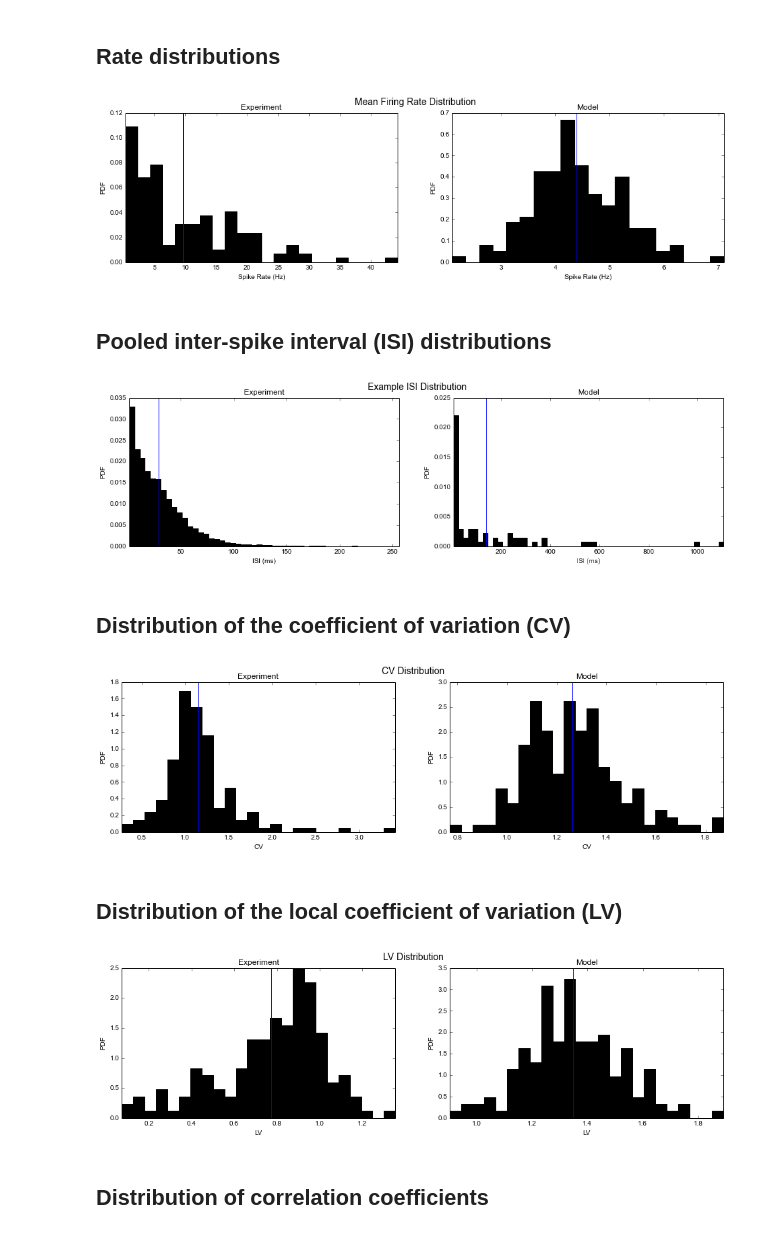
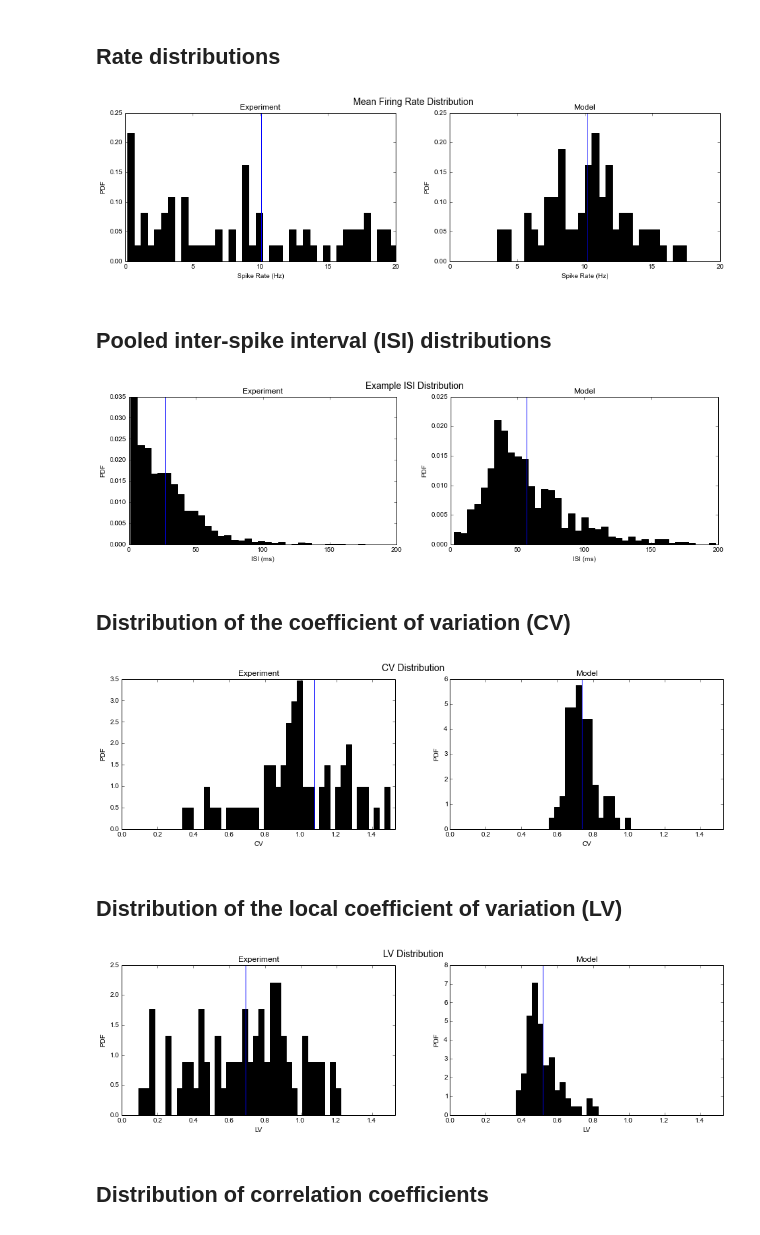
Before and after one commit to paulchorley/elephant, a Jupyter notebook: hbp_review/hbp_review.ipynb, the cells around one changed output. Drawn from its saved outputs; the diff is of its cells as text; code cells hidden in the pictures.

```diff
--- a/hbp_review/hbp_review.ipynb
+++ b/hbp_review/hbp_review.ipynb
@@ -36,2 +46,6 @@ reload(plots)
+# %%
+rec_start = 10. * s
+duration = 50. * s
+bin_size=20 * ms
 # %% [markdown]
 ## Load experimental data
@@ -46,0 +54,11 @@ sts_exp = [ st for st in block.segments[0].spiketrains if len(st) > 2 and st.ann
+# %%
+session_exp = rg.restingstateio.RestingStateIO(
+    "data/i140701-004", print_diagnostic=False)
+block_exp = session_exp.read_block(
+    n_starts=[rec_start], n_stops=[rec_start + duration],
+    channel_list=[], units=[1])
+
+# select spike trains (min. 2 spikes, SUA only)
+sts_exp = [
+    st for st in
+    block_exp.filter(sua=True, object="SpikeTrain") if len(st) > 2]
@@ -65,3 +77,13 @@ sts_mdl = [ neo.SpikeTrain(st[(st>=s_start)&(st<s_stop)],
+# %%
+session_mdl = mesocircuitio.MesoCircuitIO(
+    "data/utah_array_spikes_60s.h5", print_diagnostic=False)
+block_mdl = session_mdl.read_block(
+    n_starts=[rec_start], n_stops=[rec_start + duration],
+    channel_list=[], layer_list=['L5'],
+    units=[], unit_type=['excitatory', 'inhibitory'])
+# %%
+sts_mdl = block_mdl.filter(
+    unit_type='excitatory', unit_id=0, object="SpikeTrain")[:len(sts_exp)]
 # %%
 print("Number of simulation spiketrains: "+str(len(sts_mdl)))
 # %% [output]
@@ -118,15 +145,15 @@ plt.suptitle('Mean Firing Rate Distribution',fontsize=14)
 
 plt.subplot(1,2,1)
 plt.title('Experiment')
-plots.rate_distribution(rates_exp,bin_width=2*pq.Hz)
+plots.rate_distribution(rates_exp,bin_width=0.5 * Hz)
 
 plt.subplot(1,2,2)
 plt.title('Model')
-plots.rate_distribution(rates_mdl,bin_width=0.25*pq.Hz)
+plots.rate_distribution(rates_mdl,bin_width=0.5 * Hz)
 
 plt.subplots_adjust(hspace=0.5)
 # %% [output]
-[figure, old version]
+[figure, new version]
 # %% [markdown]
 ## Pooled inter-spike interval (ISI) distributions
 # %%
@@ -140,54 +167,58 @@ plt.suptitle('Example ISI Distribution',fontsize=14)
 
 plt.subplot(1,2,1)
 plt.title('Experiment')
-plots.isi_distribution(isis_exp[np.argsort(rates_exp)[-1]],bin_width=5*pq.ms)
+plots.isi_distribution(isis_exp[np.argsort(rates_exp)[-1]],bin_width=5 * ms)
 
 plt.subplot(1,2,2)
 plt.title('Model')
-plots.isi_distribution(isis_mdl[np.argsort(rates_mdl)[-1]],bin_width=20*pq.ms)
+plots.isi_distribution(isis_mdl[np.argsort(rates_mdl)[-1]],bin_width=5 * ms)
 
 plt.subplots_adjust(hspace=0.5)
 # %% [output]
-[figure, old version]
+[figure, new version]
 # %% [markdown]
 ## Distribution of the coefficient of variation (CV)
 # %%
 cvs_exp = [ elephant.statistics.cv(isi) for isi in isis_exp ]
 cvs_mdl = [ elephant.statistics.cv(isi) for isi in isis_mdl ]
 # %%
+cvbins = np.linspace(0, 1.5, 50)
+
 plt.figure(figsize=(16,4))
-plt.suptitle('CV Distribution',fontsize=14)
+plt.suptitle('CV Distribution', fontsize=14)
 
 plt.subplot(1,2,1)
 plt.title('Experiment')
-plots.cv_distribution(cvs_exp,n_bins=25)
+plots.cv_distribution(cvs_exp, bins=cvbins)
 
 plt.subplot(1,2,2)
 plt.title('Model')
-plots.cv_distribution(cvs_mdl,n_bins=25)
+plots.cv_distribution(cvs_mdl, bins=cvbins)
 
 plt.subplots_adjust(hspace=0.5)
 # %% [output]
-[figure, old version]
+[figure, new version]
 # %% [markdown]
 ## Distribution of the local coefficient of variation (LV)
 # %%
 lvs_exp = [ elephant.statistics.lv(isi) for isi in isis_exp ]
 lvs_mdl = [ elephant.statistics.lv(isi) for isi in isis_mdl ]
 # %%
+lvbins = np.linspace(0, 1.5, 50)
+
 plt.figure(figsize=(16,4))
-plt.suptitle('LV Distribution',fontsize=14)
+plt.suptitle('LV Distribution', fontsize=14)
 
 plt.subplot(1,2,1)
 plt.title('Experiment')
-plots.lv_distribution(lvs_exp,n_bins=25)
+plots.lv_distribution(lvs_exp, bins=lvbins)
 
 plt.subplot(1,2,2)
 plt.title('Model')
-plots.lv_distribution(lvs_mdl,n_bins=25)
+plots.lv_distribution(lvs_mdl, bins=lvbins)
 
 plt.subplots_adjust(hspace=0.5)
 # %% [output]
-[figure, old version]
+[figure, new version]
 # %% [markdown]
 ## Distribution of correlation coefficients
```
Also changed, not shown: parts of 26 cells of this notebook, 1 other file.
